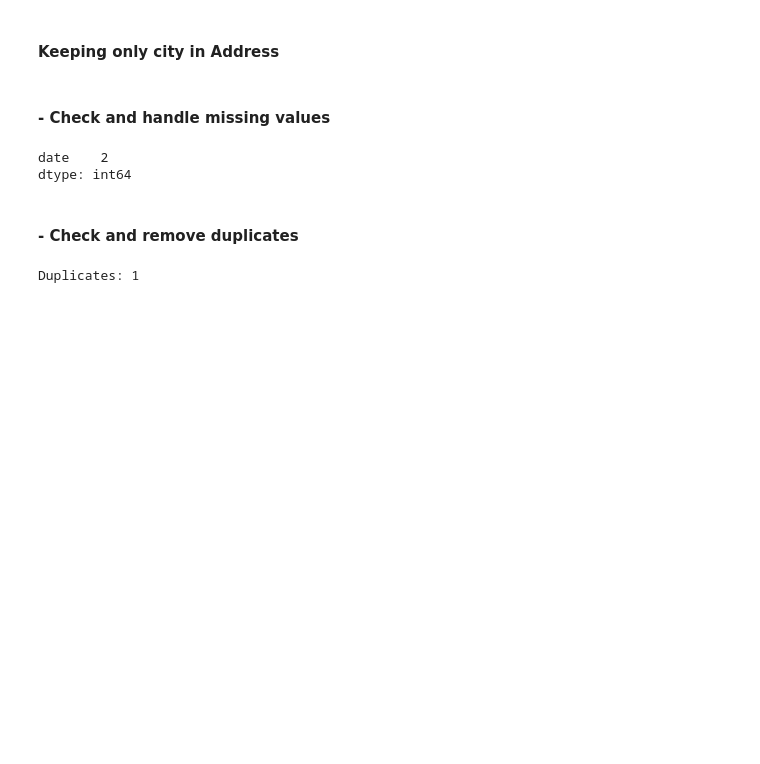
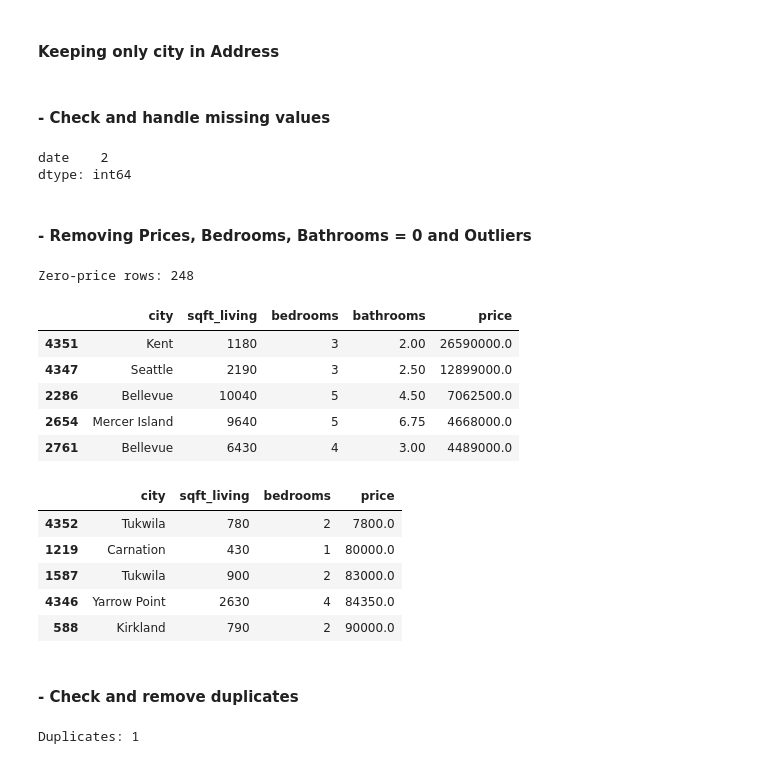
Before and after one commit to Divyam199/house_price_prediction, a Jupyter notebook: house_price_prediction.ipynb, the cells around one changed output. Drawn from its saved outputs; the diff is of its cells as text; code cells hidden in the pictures; blank space fills up the shorter version.

Commit message:
Updated (Removed Outliers and year renovated)

```diff
--- a/house_price_prediction.ipynb
+++ b/house_price_prediction.ipynb
@@ -190,7 +190,5 @@ df.head()
 # %% [markdown]
 #### - Handle `yr_renovated`
 # %%
-df["was_renovated"] = df["yr_renovated"].notna().astype(int)
-df["yr_renovated"] = df["yr_renovated"].fillna(0)
-df["yr_renovated"] = df["yr_renovated"].astype(int)
+df = df.drop(columns=["yr_renovated"])
 # %% [markdown]
@@ -211,6 +209,34 @@ df = df.dropna(subset=["date"]) # Dropping the Nat dates (2 rows``)
 # %% [output]
 date    2
 dtype: int64
+# %% [markdown]
+#### - Removing Prices, Bedrooms, Bathrooms = 0 and Outliers
+# %%
+# Where Prices are 0.
+print("Zero-price rows:", (df["price"] == 0).sum())
+df = df[df["price"] > 0] #Removing rows where price is 0.
+df = df[df["bedrooms"] > 0] #Removing rows where badrooms is 0.
+df = df[df["bathrooms"] > 0] #Removing rows where bathrooms is 0.
+
+#Outliers
+display(df.sort_values("price", ascending=False).head(5)[["city", "sqft_living", "bedrooms", "bathrooms", "price"]])
+df = df[df["price"] < 10_000_000] #Removing outliers
+display(df.sort_values("price").head(5)[["city", "sqft_living", "bedrooms", "price"]])
+df = df[df["price"] > 10_000] #Removing outliers
+# %% [output]
+Zero-price rows: 248
+|  | city | sqft_living | bedrooms | bathrooms | price |
+| 4351 | Kent | 1180 | 3 | 2.00 | 26590000.0 |
+| 4347 | Seattle | 2190 | 3 | 2.50 | 12899000.0 |
+| 2286 | Bellevue | 10040 | 5 | 4.50 | 7062500.0 |
+| 2654 | Mercer Island | 9640 | 5 | 6.75 | 4668000.0 |
+| 2761 | Bellevue | 6430 | 4 | 3.00 | 4489000.0 |
+|  | city | sqft_living | bedrooms | price |
+| 4352 | Tukwila | 780 | 2 | 7800.0 |
+| 1219 | Carnation | 430 | 1 | 80000.0 |
+| 1587 | Tukwila | 900 | 2 | 83000.0 |
+| 4346 | Yarrow Point | 2630 | 4 | 84350.0 |
+| 588 | Kirkland | 790 | 2 | 90000.0 |
 # %% [markdown]
 #### - Check and remove duplicates
 # %%
```
Also changed, not shown: parts of 4 cells of this notebook, 2 other files.
